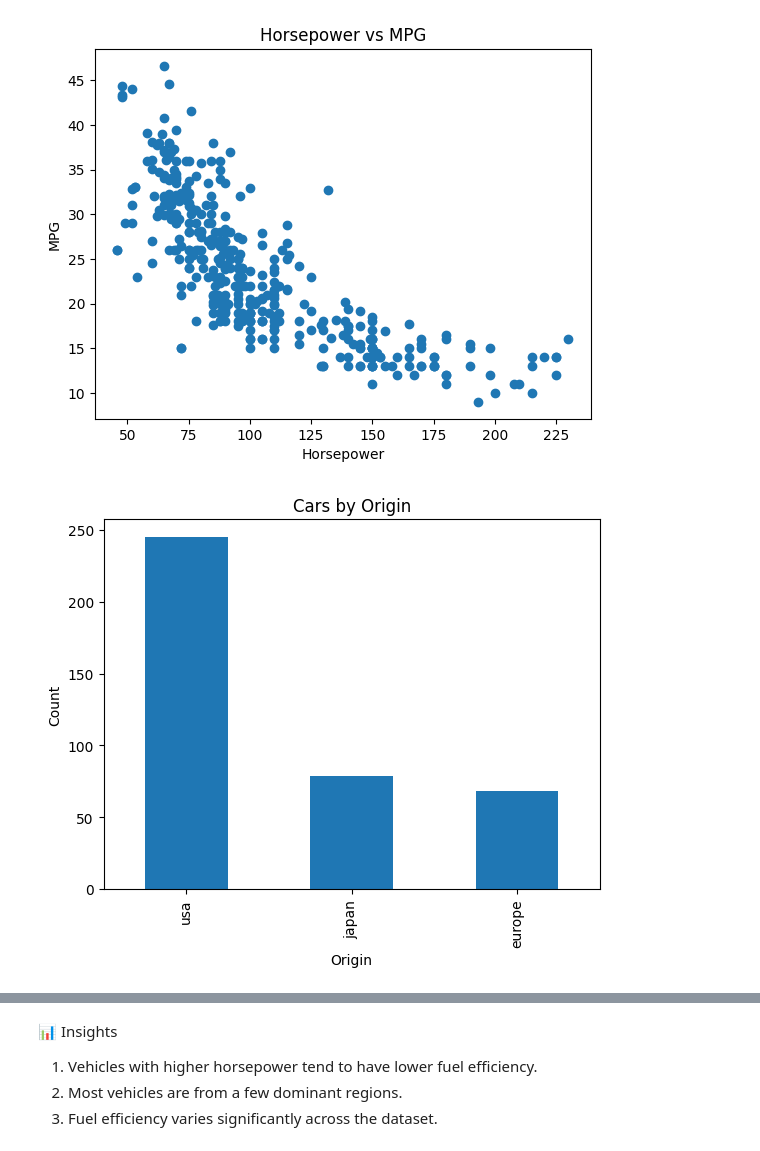
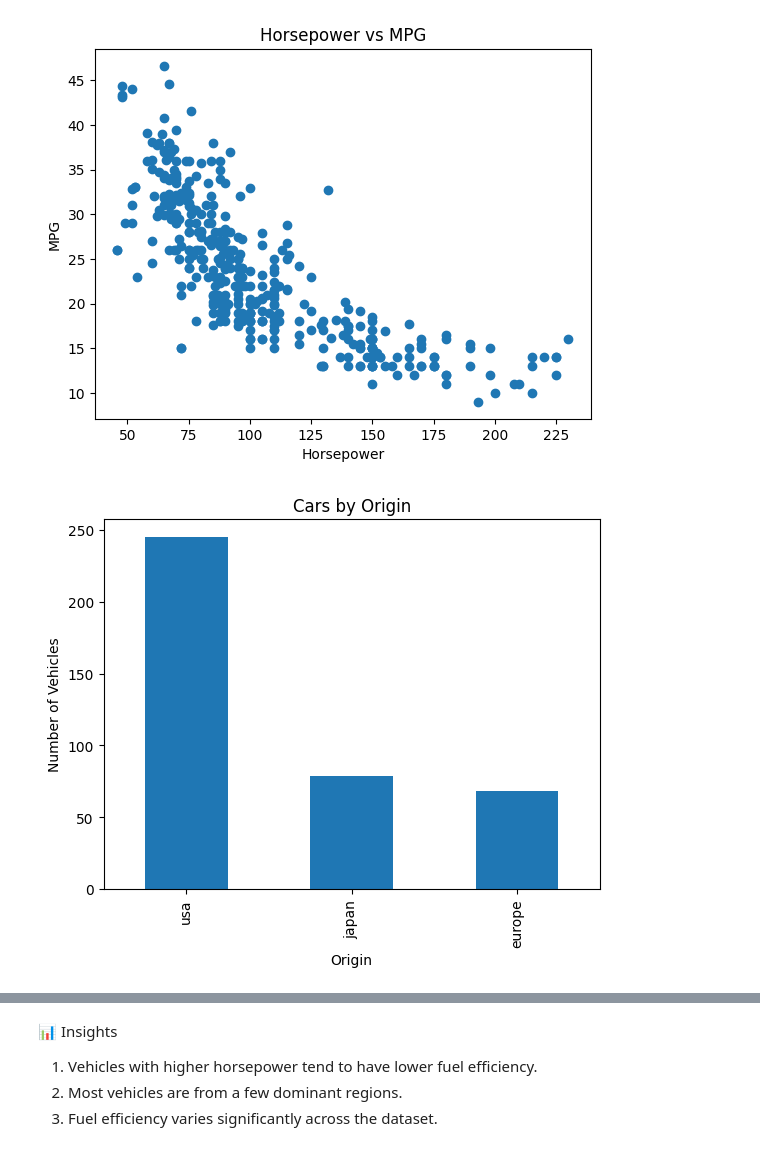
Before and after one commit to jennykumar/vehicle-data-analysis, a Jupyter notebook: vehicle_data_analysis.ipynb, the cells around one changed output, grey strips where cells are left out. Saved outputs shown, nothing was run; the diff lists cells and outputs as text; code cells hidden in the pictures.

```diff
--- a/vehicle_data_analysis.ipynb
+++ b/vehicle_data_analysis.ipynb
@@ -78,8 +82,8 @@ plt.show()
 # %%
 df['origin'].value_counts().plot(kind='bar')
 plt.title("Cars by Origin")
 plt.xlabel("Origin")
-plt.ylabel("Count")
+plt.ylabel("Number of Vehicles")
 plt.show()
 # %% [output]
-[figure, old version]
+[figure, new version]
```
Also changed, not shown: parts of 4 cells of this notebook.
